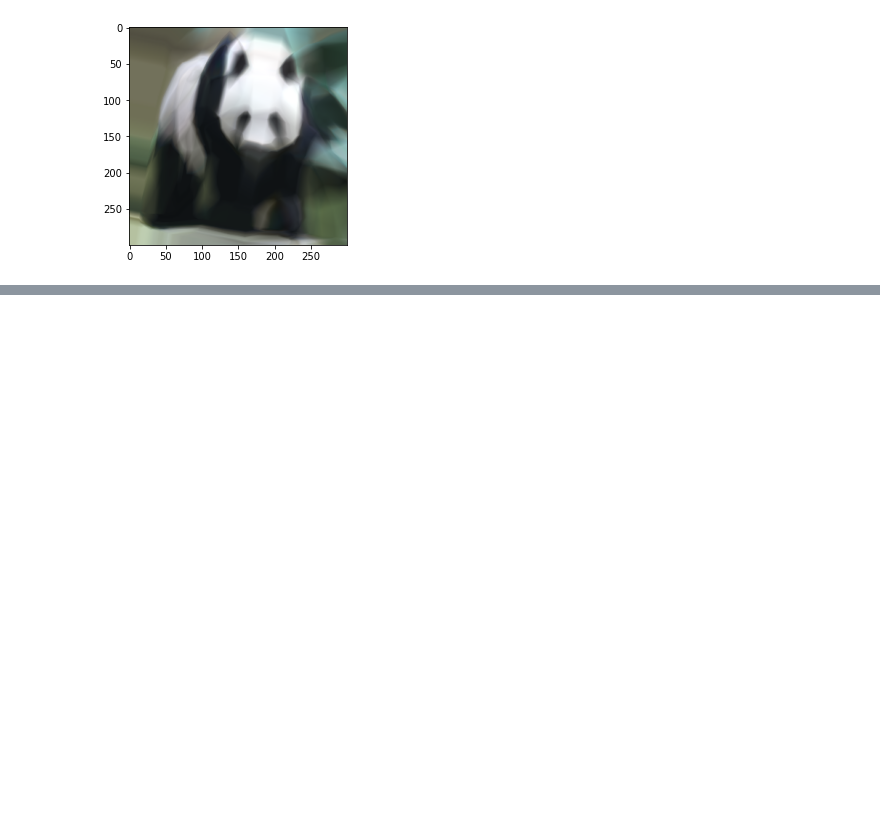
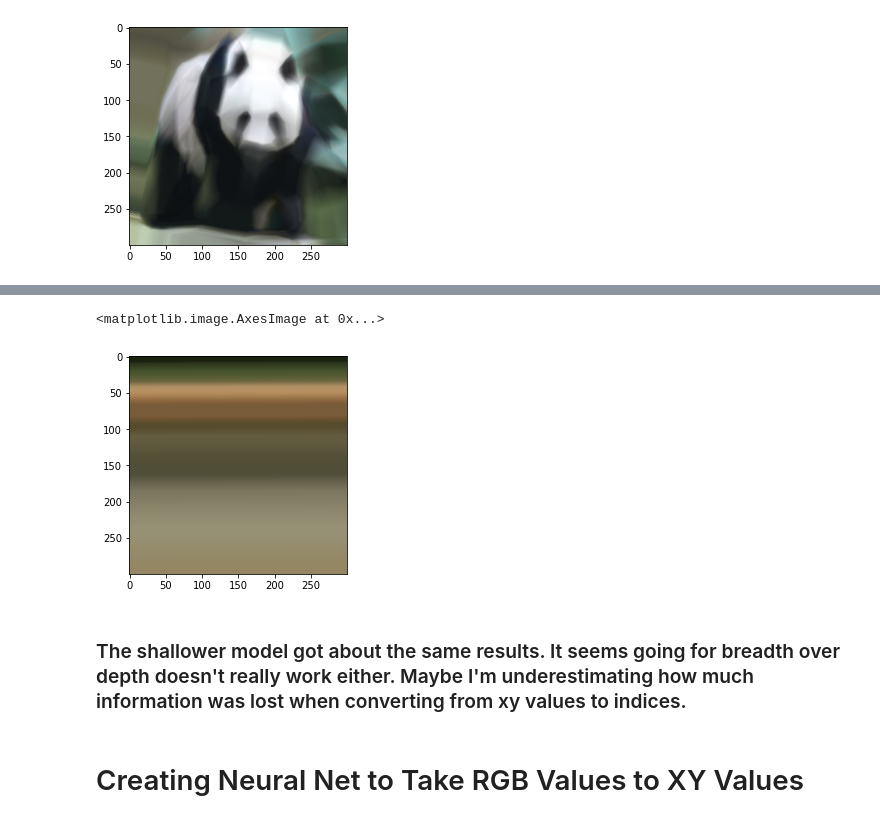
Before and after one commit to yrafalin/MachineLearning, a Jupyter notebook: NeuralNetworks/painter.ipynb, the cells around one changed output, grey strips where cells are left out. Drawn from its saved outputs; the diff is of its cells as text; code cells hidden in the pictures; blank space fills up the shorter version.

```diff
--- a/NeuralNetworks/painter.ipynb
+++ b/NeuralNetworks/painter.ipynb
@@ -370,0 +460,14 @@ imshow(img)
+# %%
+def make_shallow_model():
+    model = Sequential()
+    model.add(Dense(1, activation='relu', input_shape=(1,)))
+    model.add(Dense(300, activation='relu'))
+    model.add(Dense(300, activation='relu'))
+    model.add(Dense(300, activation='relu'))
+    model.add(Dense(3))
+    model.compile(loss='mean_squared_error', optimizer='adam')
+    return model
+
+m5 = make_shallow_model()
+# %%
+m5.fit(x4, y4, batch_size=5, epochs=25, verbose=1, validation_data=(x4, y4))
@@ -370,0 +493,10 @@ imshow(img)
+# %%
+img = generate_image(m5, x4, im4.width, im4.height)
+imshow(img)
+# %% [output]
+<matplotlib.image.AxesImage at 0x...>
+[figure, added]
+# %% [markdown]
+### The shallower model got about the same results. It seems going for breadth over depth doesn't really work either. Maybe I'm underestimating how much information was lost when converting from xy values to indices.
+# %% [markdown]
+# Creating Neural Net to Take RGB Values to XY Values
```
Also changed, not shown: parts of 34 cells of this notebook.
